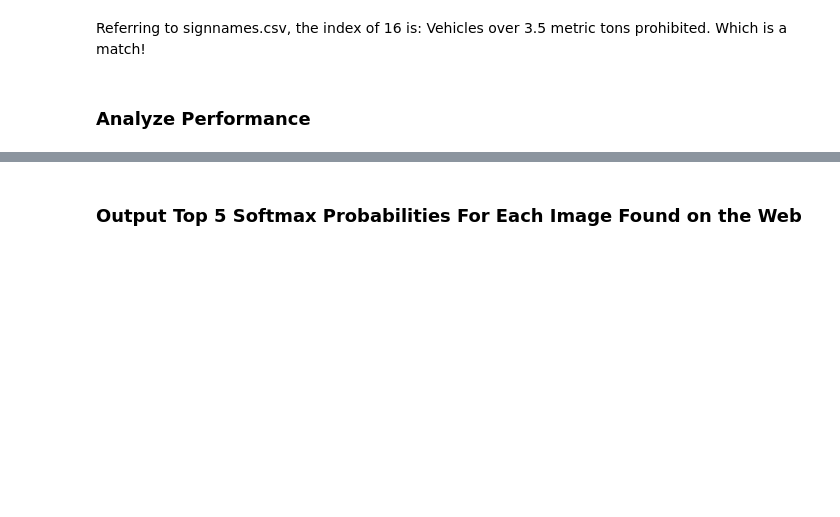
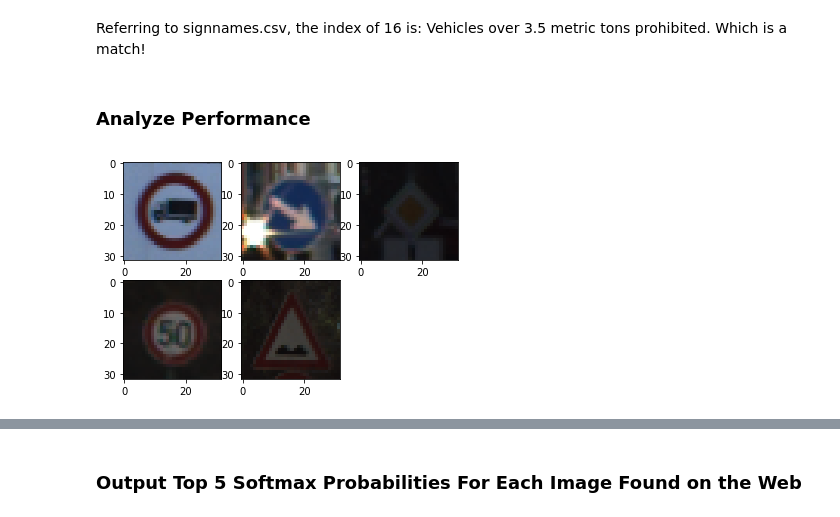
Before and after one commit to AbdallahNasir/CarND-Traffic-Sign-Classifier-Project, a Jupyter notebook: Traffic_Sign_Classifier.ipynb, the cells around one changed output, grey strips where cells are left out. Cells and saved outputs as stored; diff of their text form; code cells hidden in the pictures; blank space fills up the shorter version.

```diff
--- a/Traffic_Sign_Classifier.ipynb
+++ b/Traffic_Sign_Classifier.ipynb
@@ -269,7 +297,7 @@ x = tf.placeholder(tf.float32, (None, 32, 32, 3))
 y = tf.placeholder(tf.int32, (None))
 one_hot_y = tf.one_hot(y, 43)
 # %%
-rate = 0.001
+rate = 0.0007
 beta = 0.01
 keep_prob_value = 1.00
 logits,ws = LeNet(x, keep_prob)
@@ -297,7 +333,7 @@ def evaluate(X_data, y_data):
 with tf.Session() as sess:
     sess.run(tf.global_variables_initializer())
     num_examples = len(X_train)
-
+    #saver.restore(sess, './lenet4')
     print("Training...")
     print()
     for i in range(EPOCHS):
@@ -314,6 +350,6 @@ with tf.Session() as sess:
         print("Train Accuracy = {:.3f}".format(train_accuracy))
         print()
 
-    saver.save(sess, './lenet2')
+    saver.save(sess, './lenet4')
     print("Model saved")
 # %% [output]
@@ -383,12 +419,19 @@ Referring to signnames.csv, the index of 16 is: Vehicles over 3.5 metric tons pr
 # %%
 ### doing for all images and analyze perfomrance
 images = []
 images.append(image1)
 image2 = plt.imread('testImages/00019.ppm')
 images.append(cv2.resize(image2, (32, 32)))
 image3 = plt.imread('testImages/00043.ppm')
 images.append(cv2.resize(image3, (32, 32)))
 image4 = plt.imread('testImages/00067.ppm')
 images.append(cv2.resize(image4, (32, 32)))
 image5 = plt.imread('testImages/00088.ppm')
 images.append(cv2.resize(image5, (32, 32)))
+
+for i in range(0,5):
+
+    plt.subplot(2, 3, i + 1)
+    plt.imshow(images[i])
+# %% [output]
+[figure, added]
```
Also changed, not shown: parts of 19 cells of this notebook, 4 other files.
